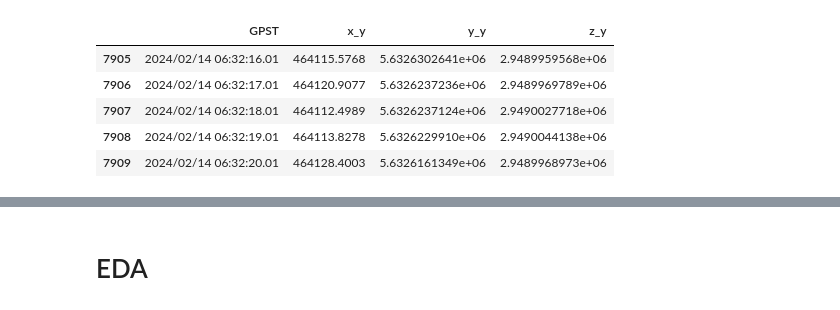
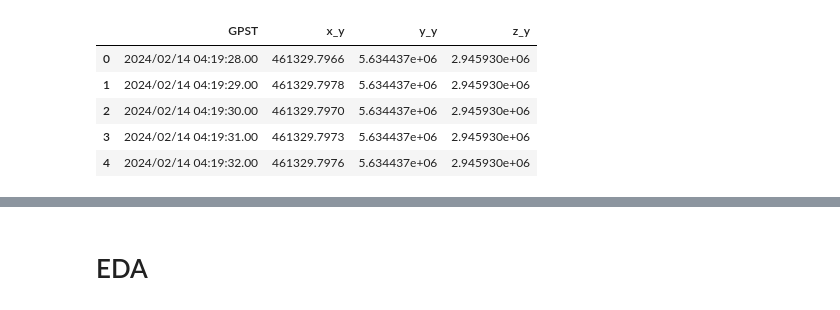
Before and after one commit to ZeyadSaleh-ejust/RTKCorrection, a Jupyter notebook: src/research/base_model.ipynb, the cells around one changed output, grey strips where cells are left out. Cells and saved outputs as stored; diff of their text form; code cells hidden in the pictures.

```diff
--- a/src/research/base_model.ipynb
+++ b/src/research/base_model.ipynb
@@ -75,12 +75,13 @@ output3 = extract_pos_coordinates(
 pd.set_option('display.precision', 10)
 df_y = pd.DataFrame(output3, columns=['GPST', 'x_y', 'y_y', 'z_y'])
 # %%
-df_y.tail()
+df_y = pd.read_csv(r'F:\zizo\RTKCorrection\src\research\extracted_coordinates_yGPS.csv')
+df_y.head()
 #df_y.to_csv('extracted_coordinates_y.csv', index=False)
 # %% [output]
 |  | GPST | x_y | y_y | z_y |
-| 7905 | 2024/02/14 06:32:16.01 | 464115.5768 | 5.6326302641e+06 | 2.9489959568e+06 |
-| 7906 | 2024/02/14 06:32:17.01 | 464120.9077 | 5.6326237236e+06 | 2.9489969789e+06 |
-| 7907 | 2024/02/14 06:32:18.01 | 464112.4989 | 5.6326237124e+06 | 2.9490027718e+06 |
-| 7908 | 2024/02/14 06:32:19.01 | 464113.8278 | 5.6326229910e+06 | 2.9490044138e+06 |
-| 7909 | 2024/02/14 06:32:20.01 | 464128.4003 | 5.6326161349e+06 | 2.9489968973e+06 |
+| 0 | 2024/02/14 04:19:28.00 | 461329.7966 | 5.634437e+06 | 2.945930e+06 |
+| 1 | 2024/02/14 04:19:29.00 | 461329.7978 | 5.634437e+06 | 2.945930e+06 |
+| 2 | 2024/02/14 04:19:30.00 | 461329.7970 | 5.634437e+06 | 2.945930e+06 |
+| 3 | 2024/02/14 04:19:31.00 | 461329.7973 | 5.634437e+06 | 2.945930e+06 |
+| 4 | 2024/02/14 04:19:32.00 | 461329.7976 | 5.634437e+06 | 2.945930e+06 |
```
Also changed, not shown: parts of 10 cells of this notebook, 6 other files.
